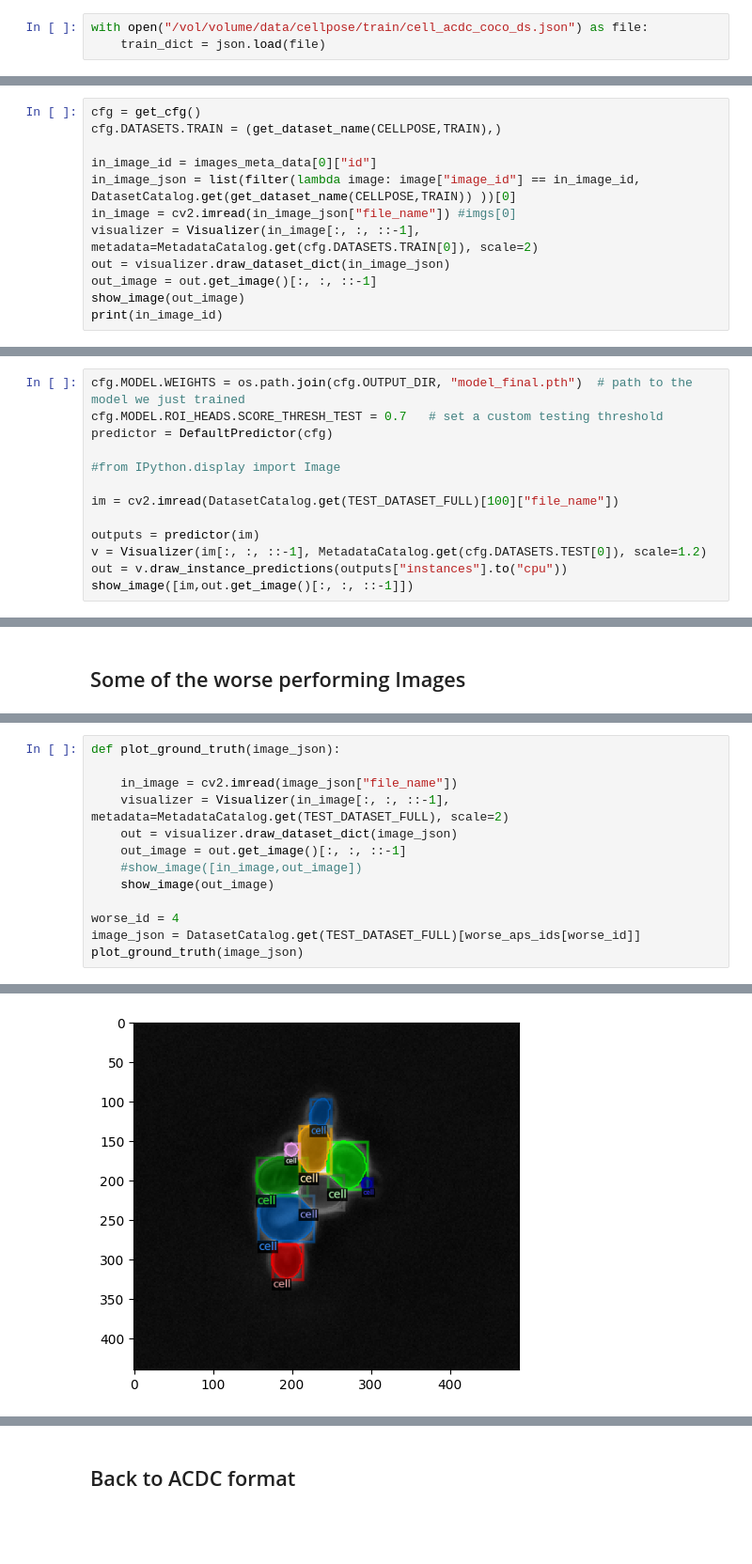
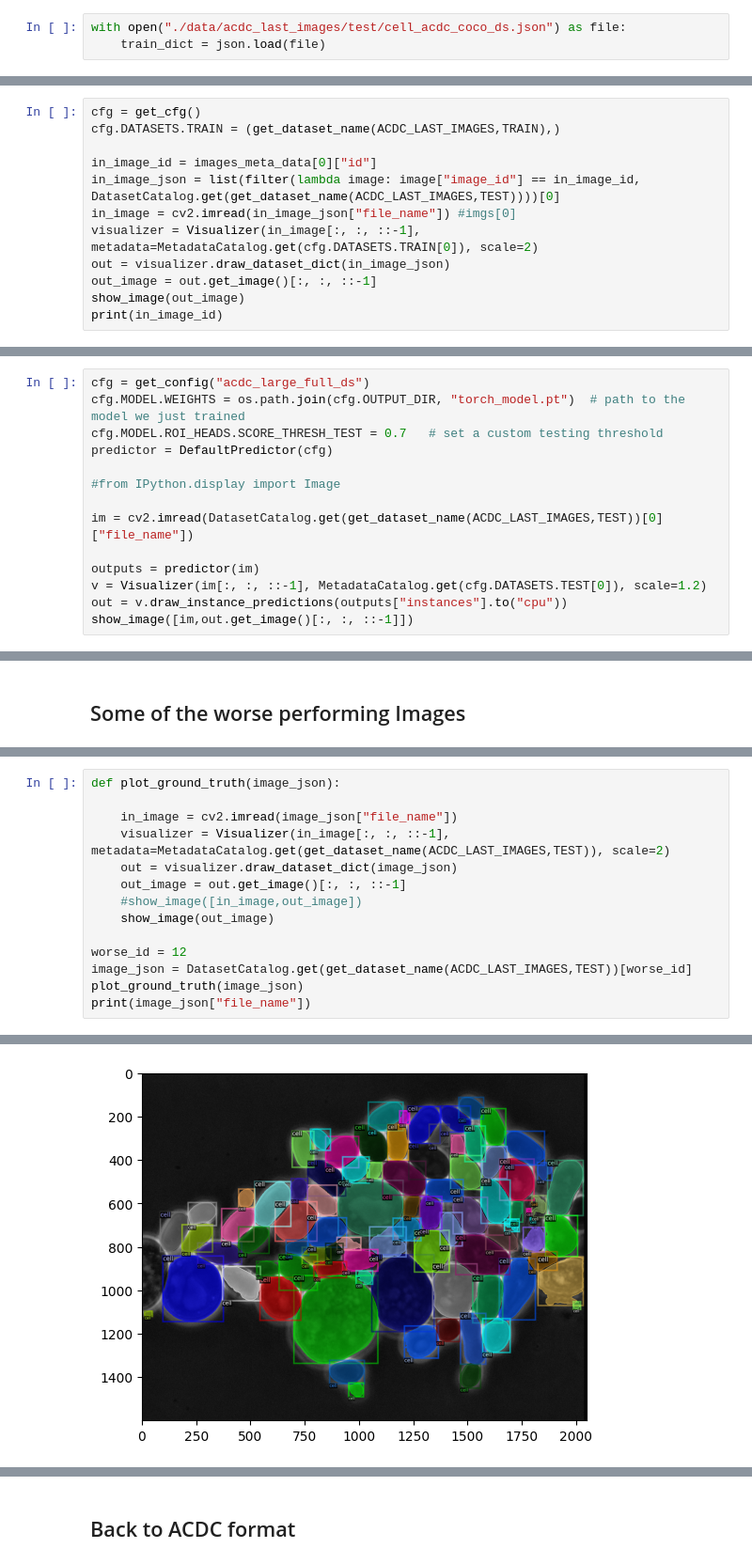
Before and after one commit to SchmollerLab/activeInstanceSegment, a Jupyter notebook: jupyter_notebooks/degugging_pipeline.ipynb, the cells around one changed output, grey strips where cells are left out. Shown at 94% size. Saved outputs shown, nothing was run; the diff lists cells and outputs as text; blank space fills up the shorter version.

```diff
--- a/jupyter_notebooks/degugging_pipeline.ipynb
+++ b/jupyter_notebooks/degugging_pipeline.ipynb
@@ -38,7 +44,7 @@ from src.predict import predict_image_in_acdc
 
 check coco json file:
 # %%
-with open("/vol/volume/data/cellpose/train/cell_acdc_coco_ds.json") as file:
+with open("./data/acdc_last_images/test/cell_acdc_coco_ds.json") as file:
     train_dict = json.load(file)
 # %%
 print(list(train_dict.keys()),"\n")
@@ -83,10 +90,10 @@ registering cellpose dataset
 ### Inspect Groundtruth
 # %%
 cfg = get_cfg()
-cfg.DATASETS.TRAIN = (get_dataset_name(CELLPOSE,TRAIN),)
+cfg.DATASETS.TRAIN = (get_dataset_name(ACDC_LAST_IMAGES,TRAIN),)
 
 in_image_id = images_meta_data[0]["id"]
-in_image_json = list(filter(lambda image: image["image_id"] == in_image_id, DatasetCatalog.get(get_dataset_name(CELLPOSE,TRAIN)) ))[0]
+in_image_json = list(filter(lambda image: image["image_id"] == in_image_id, DatasetCatalog.get(get_dataset_name(ACDC_LAST_IMAGES,TEST))))[0]
 in_image = cv2.imread(in_image_json["file_name"]) #imgs[0]
 visualizer = Visualizer(in_image[:, :, ::-1], metadata=MetadataCatalog.get(cfg.DATASETS.TRAIN[0]), scale=2)
 out = visualizer.draw_dataset_dict(in_image_json)
@@ -172,11 +111,12 @@ cfg.OUTPUT_DIR = "./output/src/pipeline_configs/more_steps_config"
 # %%
-cfg.MODEL.WEIGHTS = os.path.join(cfg.OUTPUT_DIR, "model_final.pth")  # path to the model we just trained
+cfg = get_config("acdc_large_full_ds")
+cfg.MODEL.WEIGHTS = os.path.join(cfg.OUTPUT_DIR, "torch_model.pt")  # path to the model we just trained
 cfg.MODEL.ROI_HEADS.SCORE_THRESH_TEST = 0.7   # set a custom testing threshold
 predictor = DefaultPredictor(cfg)
 
 #from IPython.display import Image
 
-im = cv2.imread(DatasetCatalog.get(TEST_DATASET_FULL)[100]["file_name"])
+im = cv2.imread(DatasetCatalog.get(get_dataset_name(ACDC_LAST_IMAGES,TEST))[0]["file_name"])
 
 outputs = predictor(im)
 v = Visualizer(im[:, :, ::-1], MetadataCatalog.get(cfg.DATASETS.TEST[0]), scale=1.2)
@@ -255,13 +193,14 @@ print(worse_aps_ids)
 def plot_ground_truth(image_json):
 
     in_image = cv2.imread(image_json["file_name"])
-    visualizer = Visualizer(in_image[:, :, ::-1], metadata=MetadataCatalog.get(TEST_DATASET_FULL), scale=2)
+    visualizer = Visualizer(in_image[:, :, ::-1], metadata=MetadataCatalog.get(get_dataset_name(ACDC_LAST_IMAGES,TEST)), scale=2)
     out = visualizer.draw_dataset_dict(image_json)
     out_image = out.get_image()[:, :, ::-1]
     #show_image([in_image,out_image])
     show_image(out_image)
 
-worse_id = 4
-image_json = DatasetCatalog.get(TEST_DATASET_FULL)[worse_aps_ids[worse_id]]
+worse_id = 12
+image_json = DatasetCatalog.get(get_dataset_name(ACDC_LAST_IMAGES,TEST))[worse_id]
 plot_ground_truth(image_json)
+print(image_json["file_name"])
 # %% [output]
@@ -269,2 +207,2 @@ WARNING [10/27 09:26:16 d2.data.datasets.coco]:
 Category ids in annotations are not in [1, #categories]! We'll apply a mapping for you.
-[figure, old version]
+[figure, new version]
```
Also changed, not shown: parts of 31 cells of this notebook, 6 other files.
